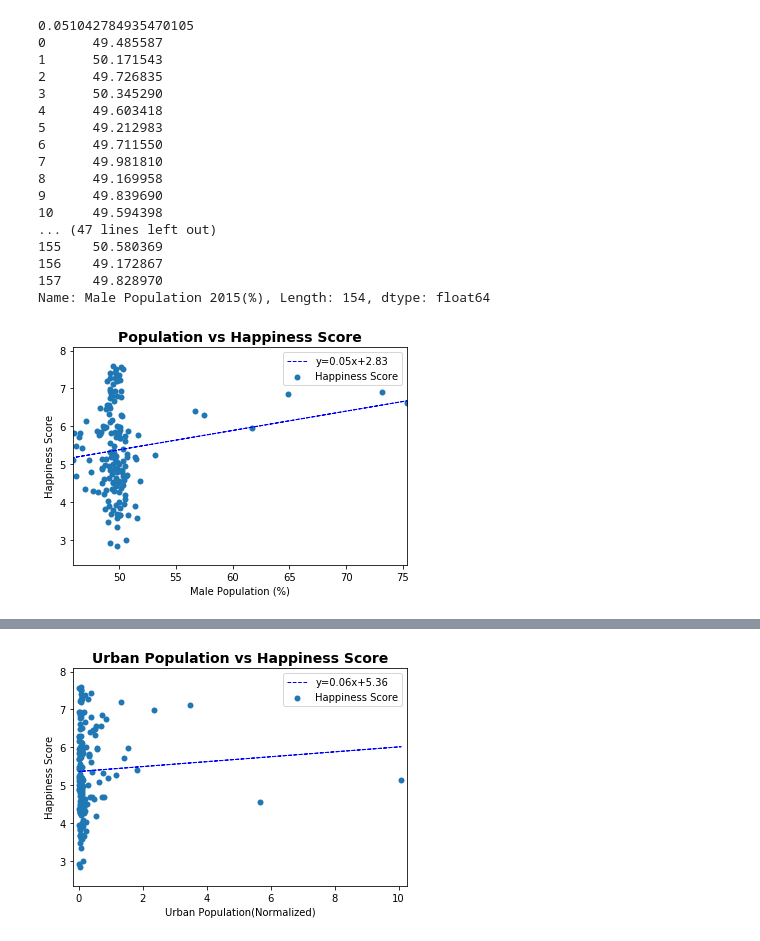
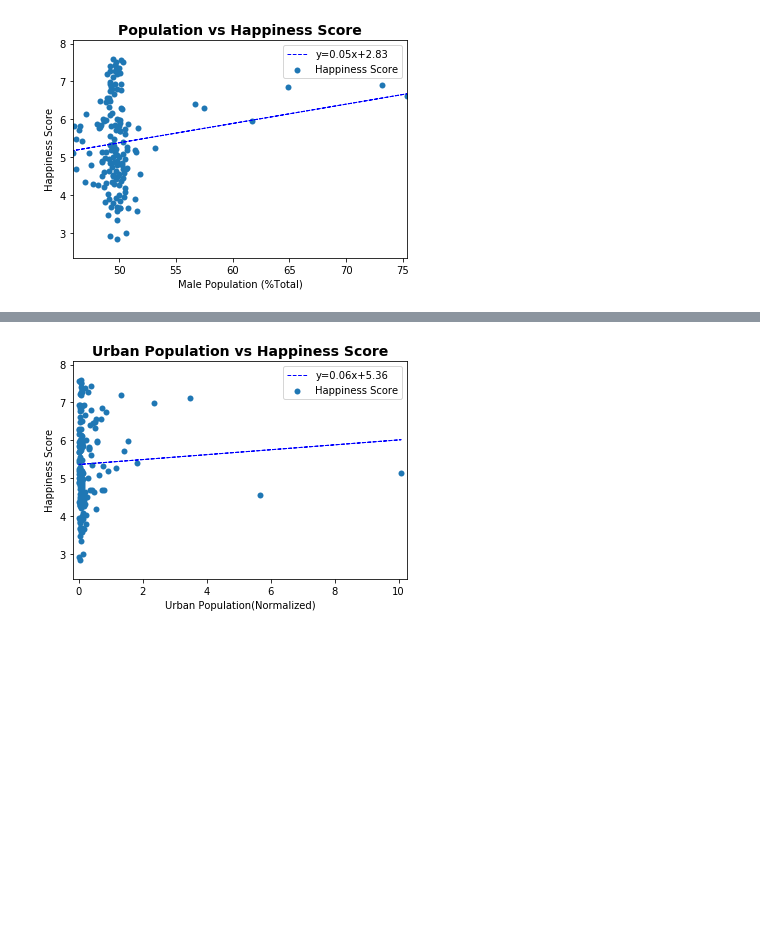
Before and after one commit to jyao8112/happypopulation, a Jupyter notebook: Happiness and Population.ipynb, the cells around one changed output, grey strips where cells are left out. Saved outputs shown, nothing was run; the diff lists cells and outputs as text; code cells hidden in the pictures; blank space fills up the shorter version.

```diff
--- a/Happiness and Population.ipynb
+++ b/Happiness and Population.ipynb
@@ -16,9 +16,9 @@ urban_population=pd.read_csv("Resources/urban_population.csv")
 #total_pop= pd.to_numeric(world_pop["2015 [YR2015]"],downcast='float')
 
 w2qtotal_pop_df=pd.DataFrame({"Country Code":world_pop["Country Code"],"Total Population 2015":world_pop["2015 [YR2015]"]})
-male_df=pd.DataFrame({"Country Code":male_pop["Country Code"],"Male Population 2015(%)":male_pop["2015 [YR2015]"]})
-female_df=pd.DataFrame({"Country Code":female_pop["Country Code"],"Female Population 2015(%)":female_pop["2015 [YR2015]"]})
-rural_df=pd.DataFrame({"Country Code":rural_population["Country Code"],"Rural Population 2015(%)":rural_population["2015 [YR2015]"]})
+male_df=pd.DataFrame({"Country Code":male_pop["Country Code"],"Male Population 2015(%Total)":male_pop["2015 [YR2015]"]})
+female_df=pd.DataFrame({"Country Code":female_pop["Country Code"],"Female Population 2015(%Total)":female_pop["2015 [YR2015]"]})
+rural_df=pd.DataFrame({"Country Code":rural_population["Country Code"],"Rural Population 2015(%Total)":rural_population["2015 [YR2015]"]})
 urban_df=pd.DataFrame({"Country Code":urban_population["Country Code"],"Urban Population 2015":urban_population["2015 [YR2015]"]})
 # %%
 pop_merge1=total_pop_df.merge(male_df,on="Country Code", how="left")
@@ -115,52 +76,31 @@ pop_norm_by_std
 # %%
 ### Plotting with male_population data
 
-male_pop=happiness_population["Male Population 2015(%)"].astype(float)
+male_pop=happiness_population["Male Population 2015(%Total)"].astype(float)
 
 #male_pop_norm_by_std = [number/scipy.std(male_pop) for number in male_pop]
 
 #x_axis_mpop=male_pop_norm_by_std
 
 x_axis_mpop = male_pop
 
 
 # Set line
 (slope_mpop, intercept_mpop, r_mpop , p_mpop, se_mpop) = linregress(x_axis_mpop,happiness_population["Happiness Score"] )
 
-print(slope_mpop)
-
-print(x_axis_mpop)
-
 fit_mpop= slope_mpop * x_axis_mpop + intercept_mpop
 
 
 plt.title("Population vs Happiness Score", fontsize=14, fontweight="bold")
 
 plt.xlim(min(x_axis_mpop), max(x_axis_mpop))
 plt.ylim(min(happiness_population["Happiness Score"]-0.5),max(happiness_population["Happiness Score"])+0.5)
 plt.scatter(x_axis_mpop,happiness_population["Happiness Score"] ,linewidth=0, marker="o")
 plt.plot(x_axis_mpop, fit_mpop,'b--',linewidth=1,label='y={:.2f}x+{:.2f}'.format(slope_mpop,intercept_mpop))
 plt.ylabel("Happiness Score")
-plt.xlabel("Male Population (%)")
+plt.xlabel("Male Population (%Total)")
 plt.legend()
 
 plt.show()
 # %% [output]
-0.051042784935470105
-0      49.485587
-1      50.171543
-2      49.726835
-3      50.345290
-4      49.603418
-5      49.212983
-6      49.711550
-7      49.981810
-8      49.169958
-9      49.839690
-10     49.594398
-... (47 lines left out)
-155    50.580369
-156    49.172867
-157    49.828970
-Name: Male Population 2015(%), Length: 154, dtype: float64
-[figure, old version]
+[figure, new version]
```
Also changed, not shown: parts of 7 cells of this notebook.
